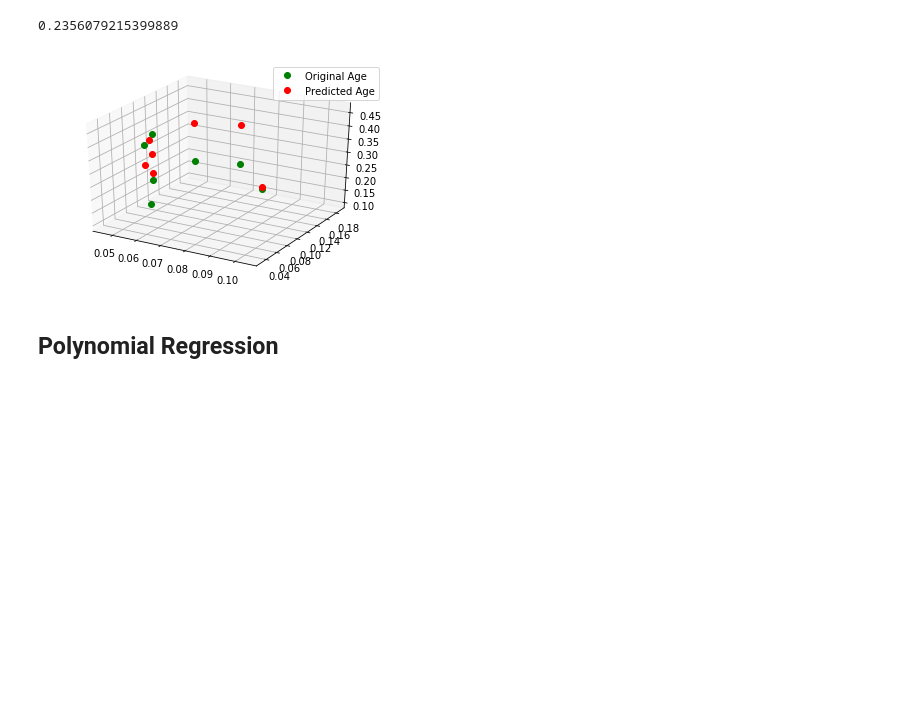
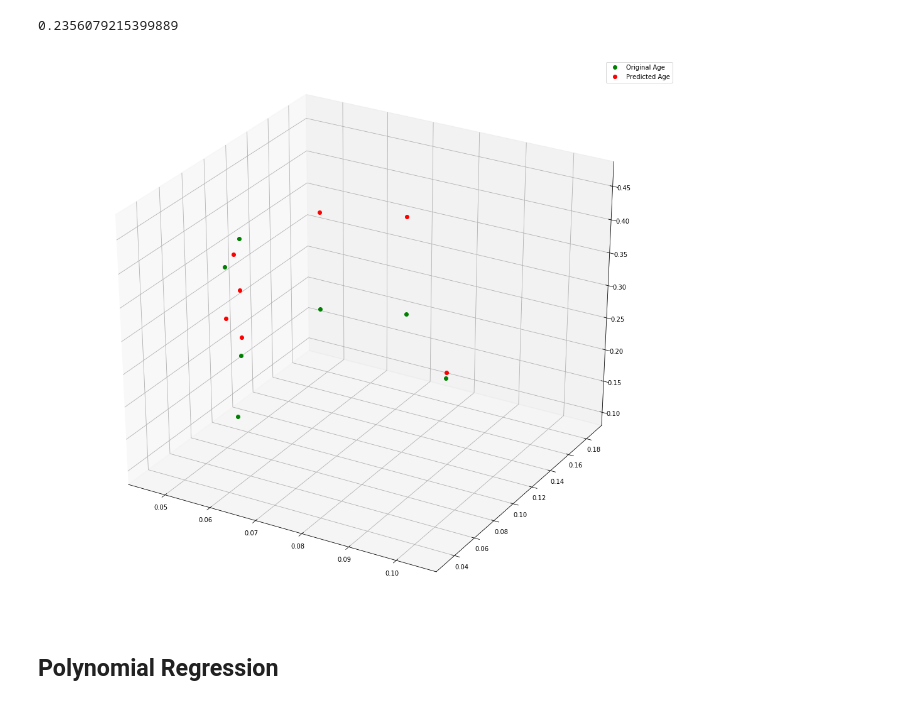
Before and after one commit to mustafa-qamaruddin/ml-course, a Jupyter notebook: Module 003.ipynb, the cells around one changed output. Cells and saved outputs as stored; diff of their text form; code cells hidden in the pictures; blank space fills up the shorter version.

```diff
--- a/Module 003.ipynb
+++ b/Module 003.ipynb
@@ -160,34 +160,34 @@ np.sqrt(np.sum((y_pred-y_test.values)**2)/len(y_pred))
 # %%
 import matplotlib as mpl
 from mpl_toolkits.mplot3d import Axes3D
 import numpy as np
 import matplotlib.pyplot as plt
 %matplotlib inline
 
 mpl.rcParams['legend.fontsize'] = 10
-fig = plt.figure()
+fig = plt.figure(figsize=(18, 16))
 ax = fig.gca(projection='3d')
 ax.plot(X_train.balance.values[:7],
         X_train.duration[:7],
         y_train[:7],
         label='Original Age',
         linestyle="",
         marker="o",
         color="green"
        )
 ax.plot(X_train.balance.values[:7],
         X_train.duration[:7],
         y[:7],
         label='Predicted Age',
         linestyle="",
         marker="o",
         color="red"
        )
 ax.legend()
 
 plt.show()
 # %% [output]
-[figure, old version]
+[figure, new version]
 # %% [markdown]
 ## Polynomial Regression
 # %% [markdown]
```
Also changed, not shown: parts of 2 cells of this notebook, 3 other files.
